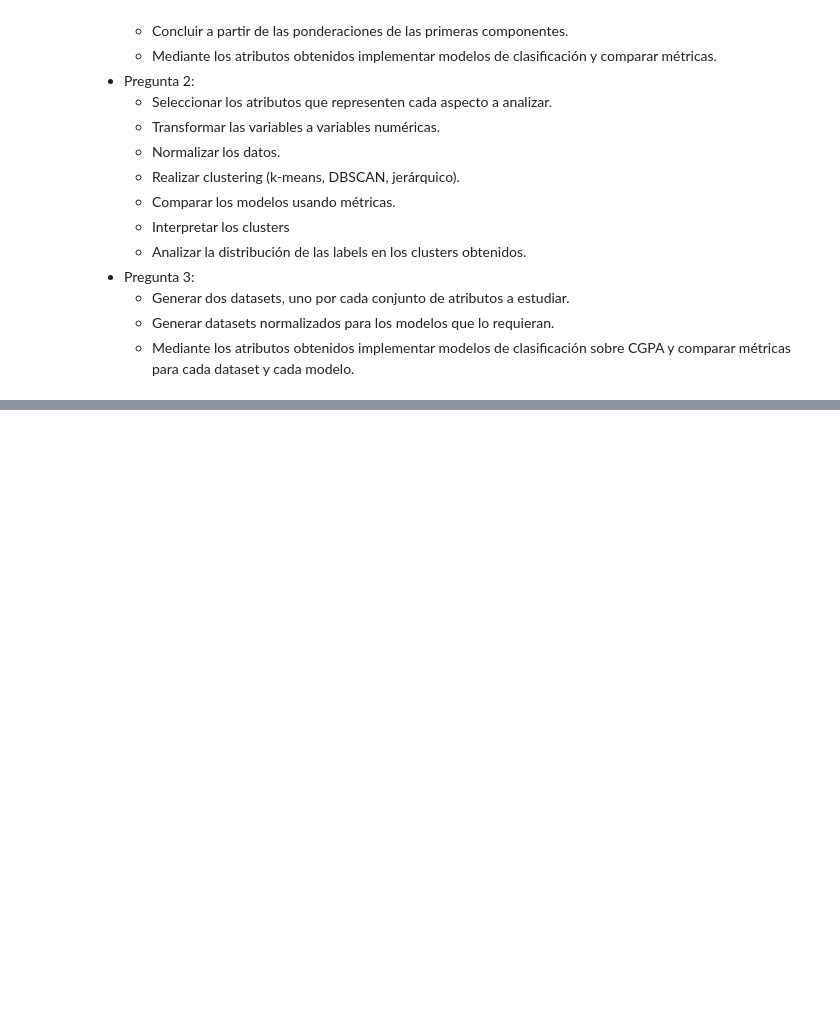
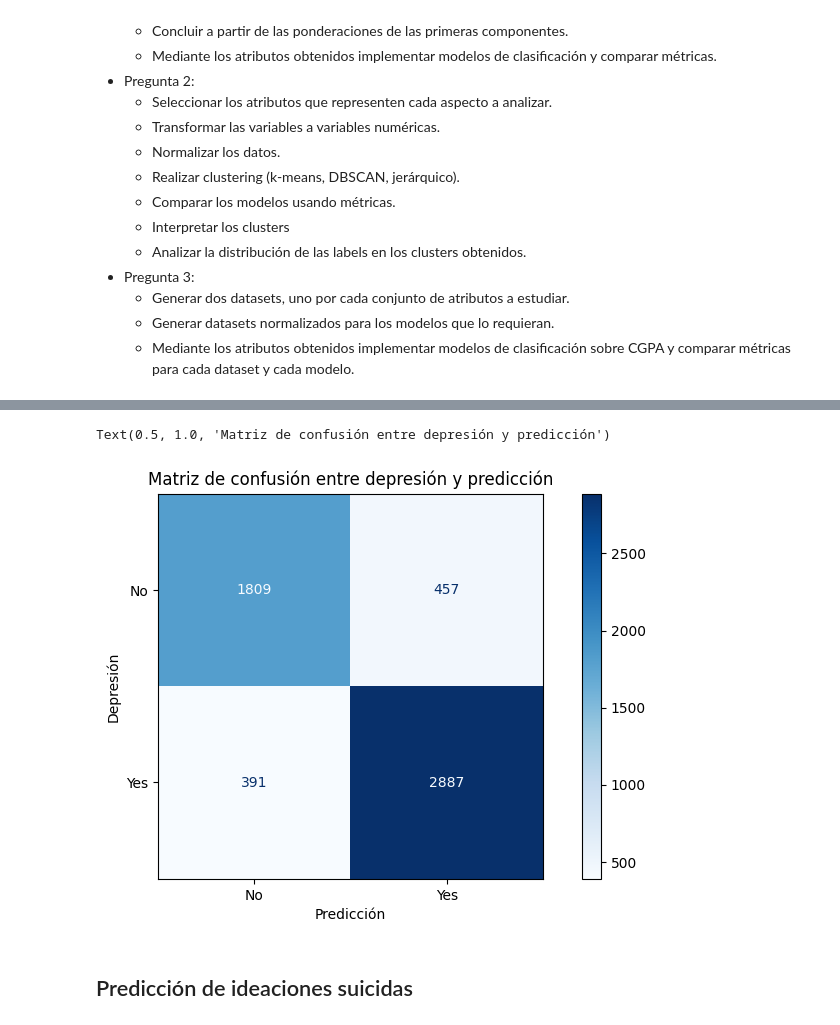
Before and after one commit to nacho2110/proyecto-mineria, a Jupyter notebook: eda.ipynb, the cells around one changed output, grey strips where cells are left out. Drawn from its saved outputs; the diff is of its cells as text; code cells hidden in the pictures; blank space fills up the shorter version.

```diff
--- a/eda.ipynb
+++ b/eda.ipynb
@@ -620,0 +519,26 @@ Text(0, 0.5, 'Predicciones')
+# %%
+from sklearn.ensemble import RandomForestClassifier
+from sklearn.model_selection import train_test_split
+from sklearn.metrics import accuracy_score, precision_score, recall_score, f1_score, classification_report
+
+X = data.drop(columns=['Depression'])
+y = data['Depression']
+X = pd.get_dummies(X, drop_first=True)
+X_train, X_test, y_train, y_test = train_test_split(X, y, test_size=0.2, random_state=93)
+rndf = RandomForestClassifier(n_estimators=100, criterion='gini', random_state=93)
+rndf.fit(X_train, y_train)
+y_pred = rndf.predict(X_test)
+# Calculate and print performance metrics
+accuracy = accuracy_score(y_test, y_pred)
+precision = precision_score(y_test, y_pred, average='weighted')
+recall = recall_score(y_test, y_pred, average='weighted')
+f1 = f1_score(y_test, y_pred, average='weighted')
+
+print(f"Accuracy: {accuracy:.2f}")
+print(f"Precision: {precision:.2f}")
+print(f"Recall: {recall:.2f}")
+print(f"F1 Score: {f1:.2f}")
+
+# Detailed classification report
+print("\nClassification Report:")
+print(classification_report(y_test, y_pred))
@@ -620,0 +560,14 @@ Text(0, 0.5, 'Predicciones')
+# %%
+from sklearn.metrics import confusion_matrix, ConfusionMatrixDisplay
+cm = confusion_matrix(y_test, y_pred)
+fig, ax = plt.subplots(figsize=(10, 5))
+display = ConfusionMatrixDisplay(confusion_matrix=cm, display_labels=['No', 'Yes'])
+display.plot(cmap='Blues', ax=ax)
+ax.set_ylabel('Depresión')
+ax.set_xlabel('Predicción')
+ax.set_title('Matriz de confusión entre depresión y predicción')
+# %% [output]
+Text(0.5, 1.0, 'Matriz de confusión entre depresión y predicción')
+[figure, added]
+# %% [markdown]
+## Predicción de ideaciones suicidas
```
Also changed, not shown: parts of 11 cells of this notebook.
